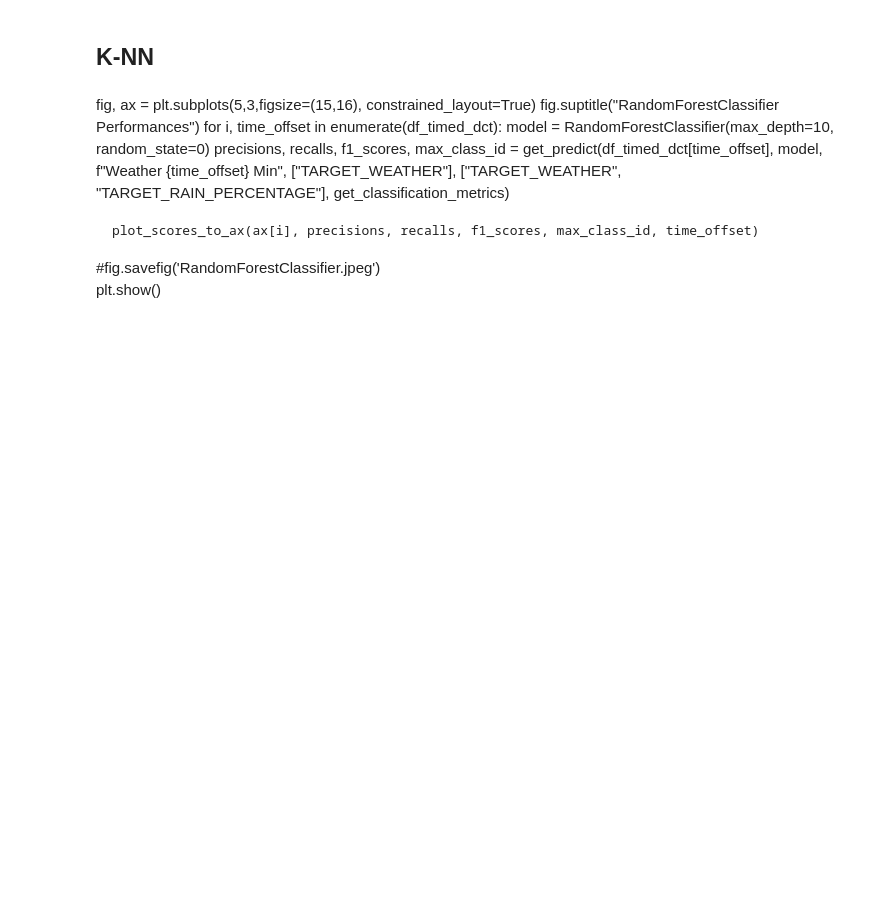
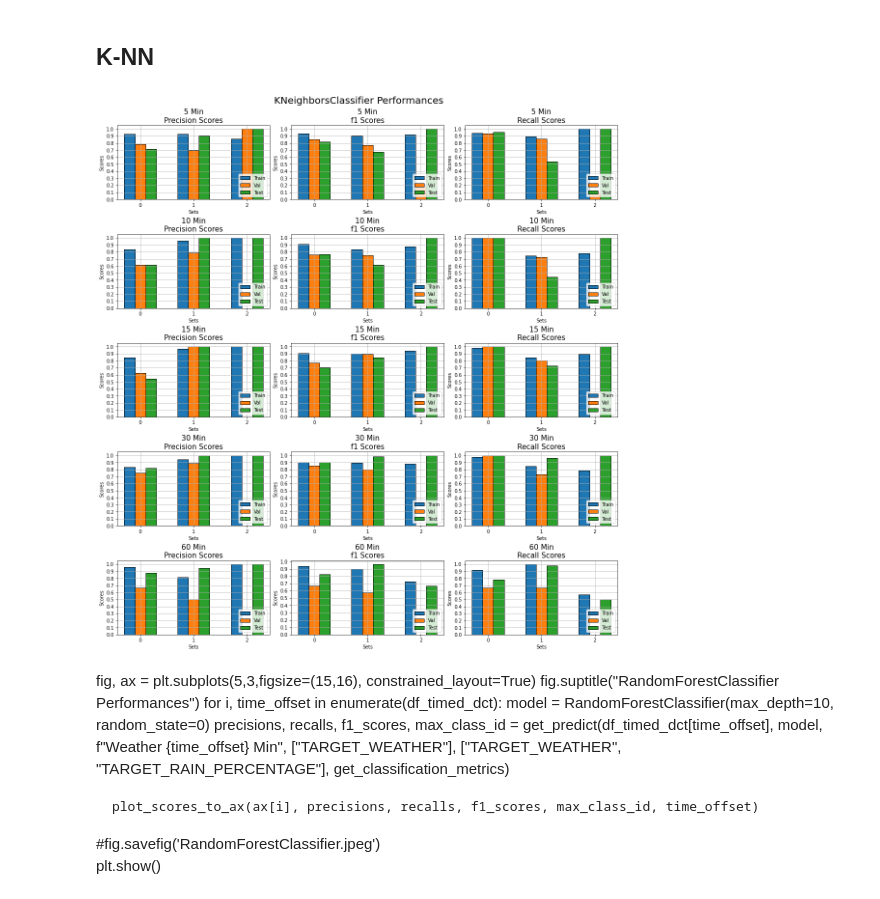
Before and after one commit to Hsgngr/KuKu, a Jupyter notebook: training_plot.ipynb, the cells around one changed output. Cells and saved outputs as stored; diff of their text form; code cells hidden in the pictures; blank space fills up the shorter version.

```diff
--- a/training_plot.ipynb
+++ b/training_plot.ipynb
@@ -302,5 +308,12 @@ plot_model_performance(model, df_timed_dct_subset, save=False)
 # %% [markdown]
 ## K-NN
+# %%
+K = 3
+
+model = KNeighborsClassifier(K)
+plot_model_performance(model, df_timed_dct_subset, save=True)
+# %% [output]
+[figure, added]
 # %%
 K = 3
 
```
Also changed, not shown: parts of 13 cells of this notebook.
